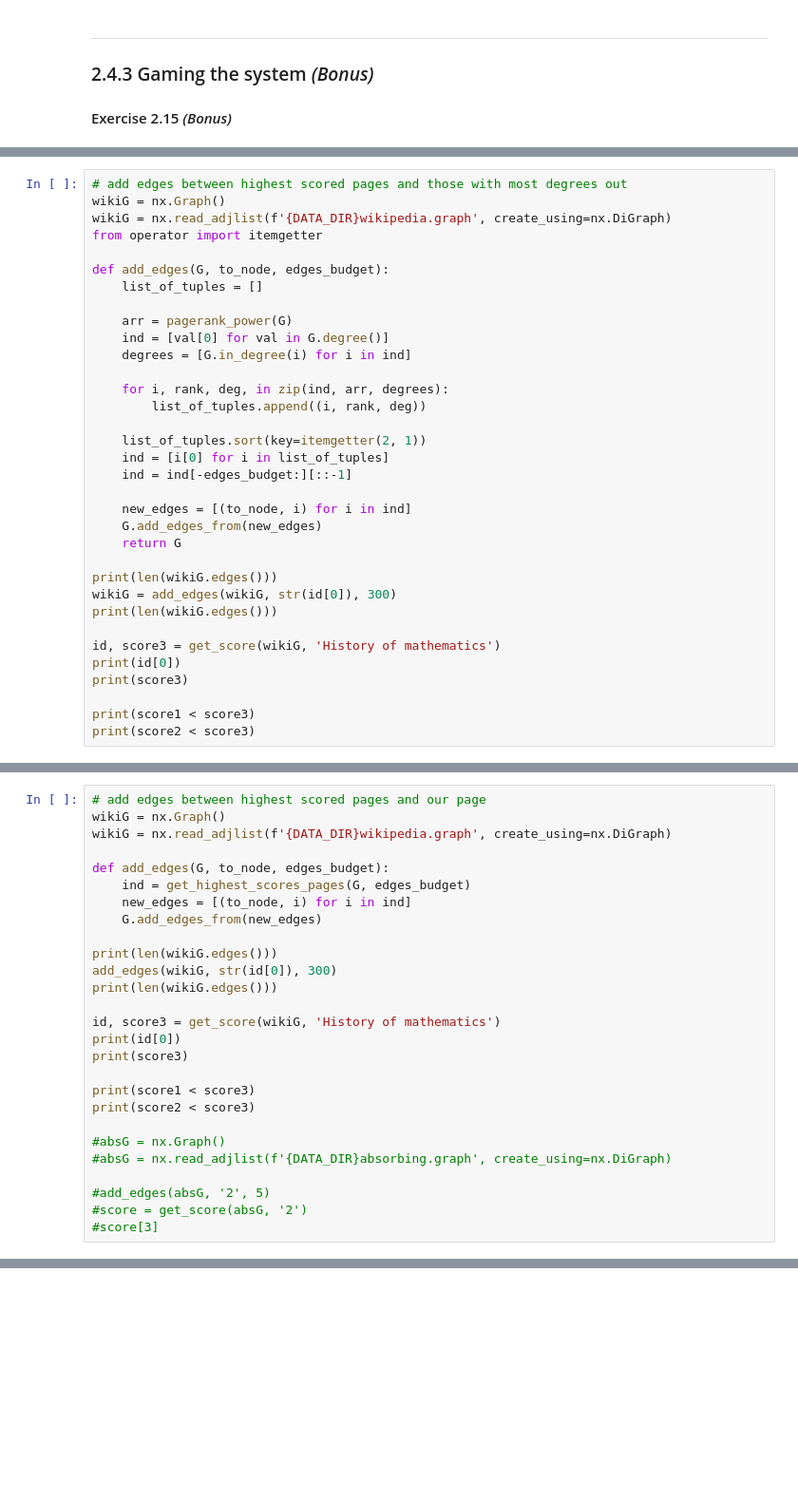
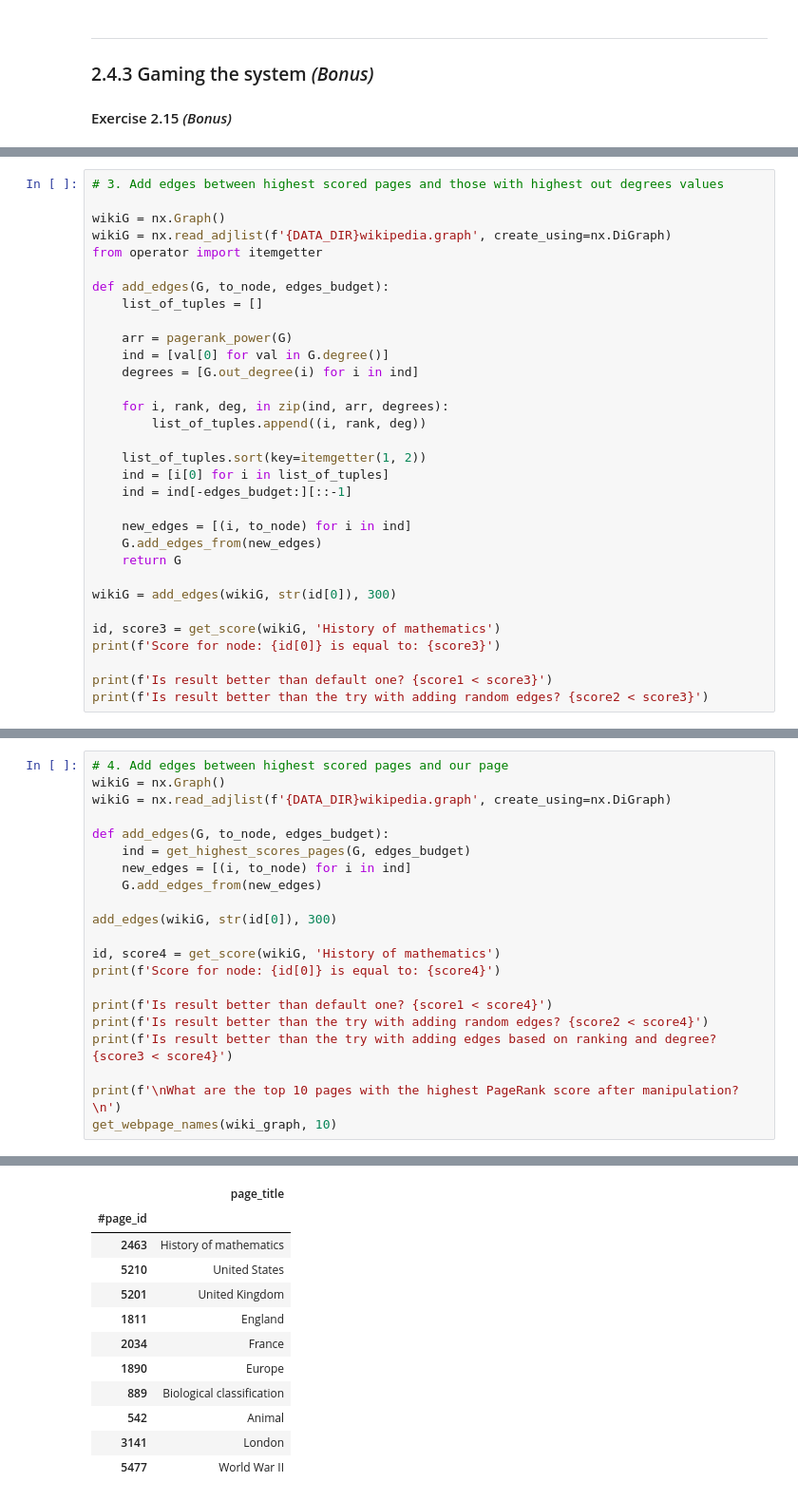
Before and after one commit to ewaMiazga/InternetAnalytics-2023, a Jupyter notebook: assignment/ix-lab2-notebook-part4.ipynb, the cells around one changed output, grey strips where cells are left out. Shown at 95% size. Cells and saved outputs as stored; diff of their text form; blank space fills up the shorter version.

```diff
--- a/assignment/ix-lab2-notebook-part4.ipynb
+++ b/assignment/ix-lab2-notebook-part4.ipynb
@@ -374,5 +355,6 @@ Converged at 22 iterations..
 # %%
-# add edges between highest scored pages and those with most degrees out
+# 3. Add edges between highest scored pages and those with highest out degrees values
+
 wikiG = nx.Graph()
 wikiG = nx.read_adjlist(f'{DATA_DIR}wikipedia.graph', create_using=nx.DiGraph)
 from operator import itemgetter
@@ -382,27 +364,24 @@ def add_edges(G, to_node, edges_budget):
 
     arr = pagerank_power(G)
     ind = [val[0] for val in G.degree()]
-    degrees = [G.in_degree(i) for i in ind]
+    degrees = [G.out_degree(i) for i in ind]
 
     for i, rank, deg, in zip(ind, arr, degrees):
         list_of_tuples.append((i, rank, deg))
 
-    list_of_tuples.sort(key=itemgetter(2, 1))
+    list_of_tuples.sort(key=itemgetter(1, 2))
     ind = [i[0] for i in list_of_tuples]
     ind = ind[-edges_budget:][::-1]
 
-    new_edges = [(to_node, i) for i in ind]
+    new_edges = [(i, to_node) for i in ind]
     G.add_edges_from(new_edges)
     return G
 
-print(len(wikiG.edges()))
 wikiG = add_edges(wikiG, str(id[0]), 300)
-print(len(wikiG.edges()))
 
 id, score3 = get_score(wikiG, 'History of mathematics')
-print(id[0])
-print(score3)
+print(f'Score for node: {id[0]} is equal to: {score3}')
 
-print(score1 < score3)
-print(score2 < score3)
+print(f'Is result better than default one? {score1 < score3}')
+print(f'Is result better than the try with adding random edges? {score2 < score3}')
 # %% [output]
@@ -419,28 +393,22 @@ Converged at 22 iterations..
 # %%
-# add edges between highest scored pages and our page
+# 4. Add edges between highest scored pages and our page
 wikiG = nx.Graph()
 wikiG = nx.read_adjlist(f'{DATA_DIR}wikipedia.graph', create_using=nx.DiGraph)
 
 def add_edges(G, to_node, edges_budget):
     ind = get_highest_scores_pages(G, edges_budget)
-    new_edges = [(to_node, i) for i in ind]
+    new_edges = [(i, to_node) for i in ind]
     G.add_edges_from(new_edges)
 
-print(len(wikiG.edges()))
 add_edges(wikiG, str(id[0]), 300)
-print(len(wikiG.edges()))
 
-id, score3 = get_score(wikiG, 'History of mathematics')
-print(id[0])
-print(score3)
+id, score4 = get_score(wikiG, 'History of mathematics')
+print(f'Score for node: {id[0]} is equal to: {score4}')
 
-print(score1 < score3)
-print(score2 < score3)
+print(f'Is result better than default one? {score1 < score4}')
+print(f'Is result better than the try with adding random edges? {score2 < score4}')
+print(f'Is result better than the try with adding edges based on ranking and degree? {score3 < score4}')
 
-#absG = nx.Graph()
-#absG = nx.read_adjlist(f'{DATA_DIR}absorbing.graph', create_using=nx.DiGraph)
-
-#add_edges(absG, '2', 5)
-#score = get_score(absG, '2')
-#score[3]
+print(f'\nWhat are the top 10 pages with the highest PageRank score after manipulation? \n')
+get_webpage_names(wiki_graph, 10)
 # %% [output]
@@ -456,0 +425,12 @@ Converged at 22 iterations..
+|  | page_title |
+| #page_id |  |
+| 2463 | History of mathematics |
+| 5210 | United States |
+| 5201 | United Kingdom |
+| 1811 | England |
+| 2034 | France |
+| 1890 | Europe |
+| 889 | Biological classification |
+| 542 | Animal |
+| 3141 | London |
+| 5477 | World War II |
```
Also changed, not shown: parts of 23 cells of this notebook.
